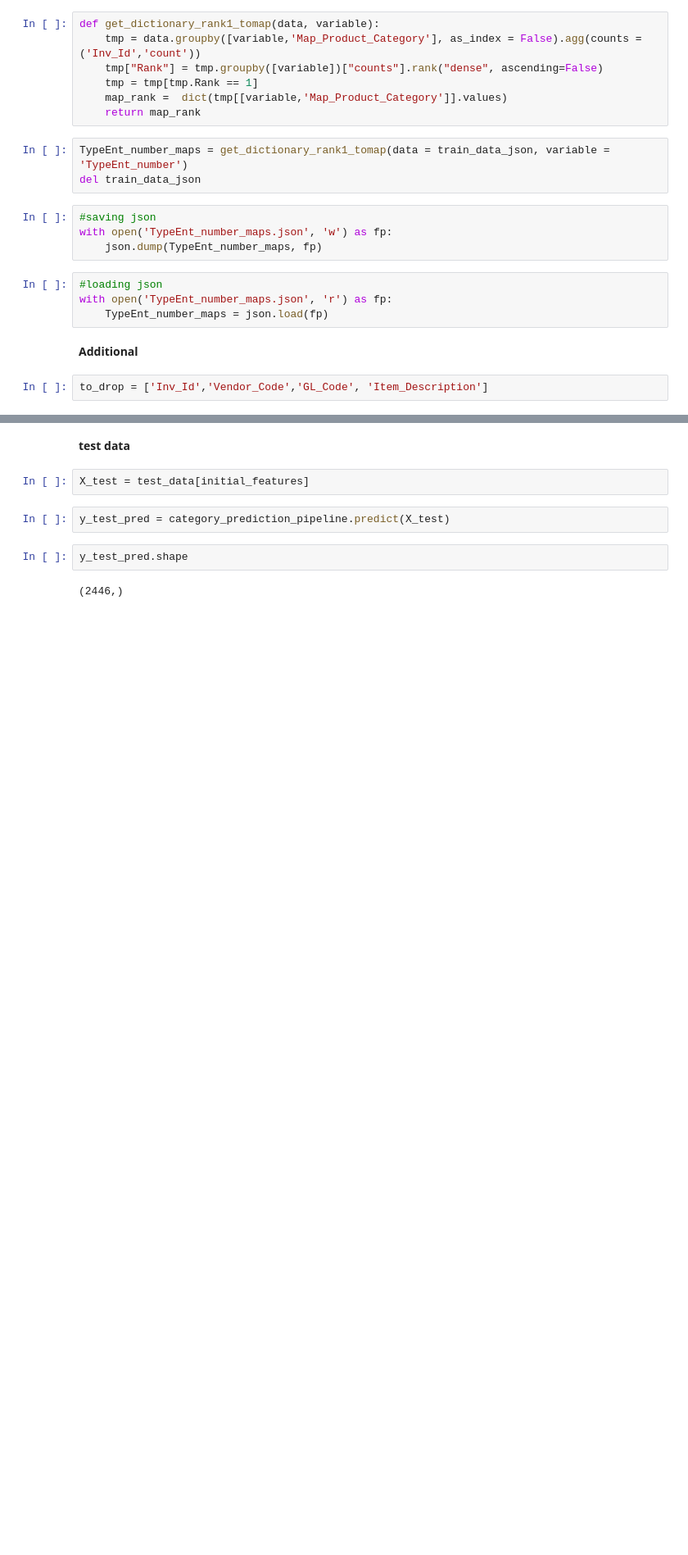
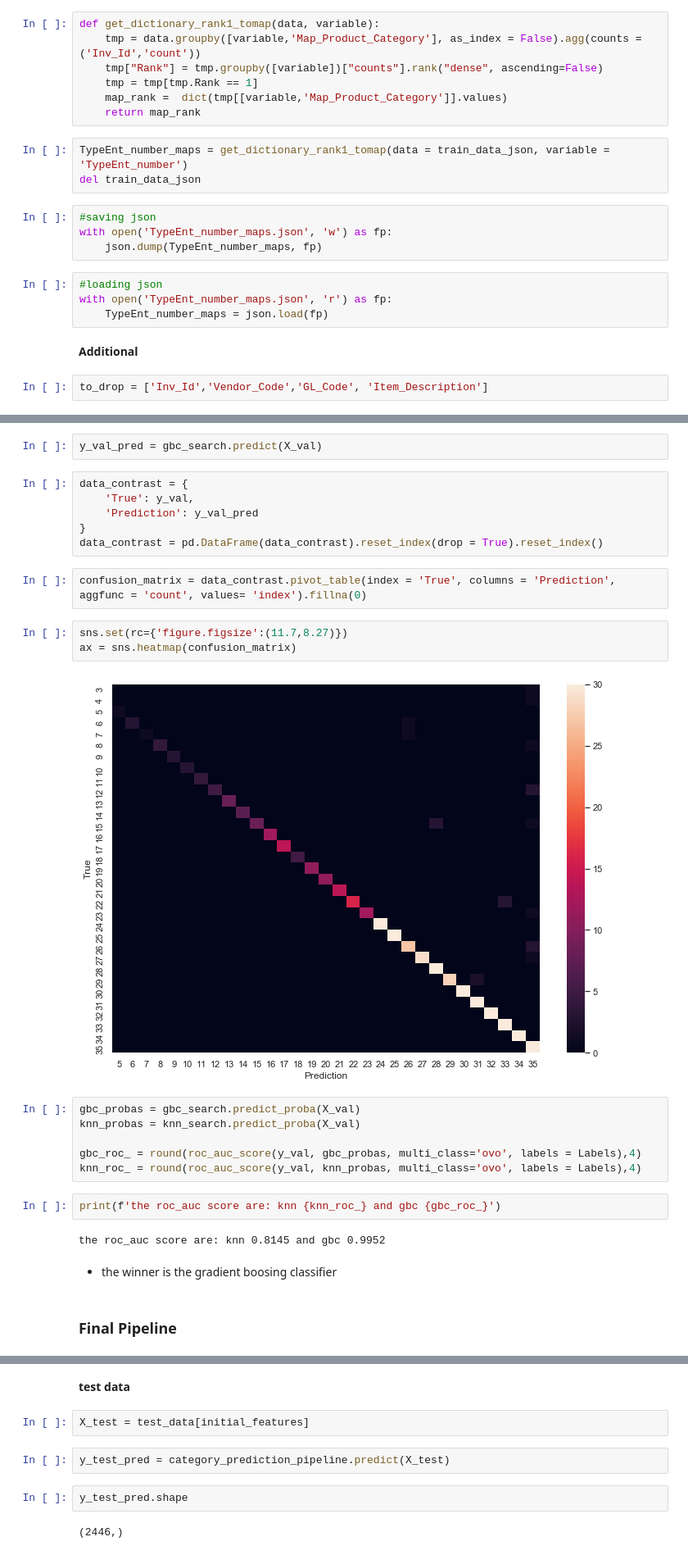
Before and after one commit to miguelmayhem92/InvoiceClass_prediction, a Jupyter notebook: Research_env/PIC_pipeline.ipynb, the cells around one changed output, grey strips where cells are left out. Shown: that part at 82% size. Saved outputs shown, nothing was run; the diff lists cells and outputs as text; blank space fills up the shorter version.

```diff
--- a/Research_env/PIC_pipeline.ipynb
+++ b/Research_env/PIC_pipeline.ipynb
@@ -148,0 +354,29 @@ category_prediction_pipeline = Pipeline([
+# %%
+y_val_pred = gbc_search.predict(X_val)
+# %%
+data_contrast = {
+    'True': y_val,
+    'Prediction': y_val_pred
+}
+data_contrast = pd.DataFrame(data_contrast).reset_index(drop = True).reset_index()
+# %%
+confusion_matrix = data_contrast.pivot_table(index = 'True', columns = 'Prediction', aggfunc = 'count', values= 'index').fillna(0)
+# %%
+sns.set(rc={'figure.figsize':(11.7,8.27)})
+ax = sns.heatmap(confusion_matrix)
+# %% [output]
+[figure, added]
+# %%
+gbc_probas = gbc_search.predict_proba(X_val)
+knn_probas = knn_search.predict_proba(X_val)
+
+gbc_roc_ = round(roc_auc_score(y_val, gbc_probas, multi_class='ovo', labels = Labels),4)
+knn_roc_ = round(roc_auc_score(y_val, knn_probas, multi_class='ovo', labels = Labels),4)
+# %%
+print(f'the roc_auc score are: knn {knn_roc_} and gbc {gbc_roc_}')
+# %% [output]
+the roc_auc score are: knn 0.8145 and gbc 0.9952
+# %% [markdown]
+* the winner is the gradient boosing classifier
+# %% [markdown]
+### Final Pipeline
```
Also changed, not shown: parts of 70 cells of this notebook, 43 other files.
